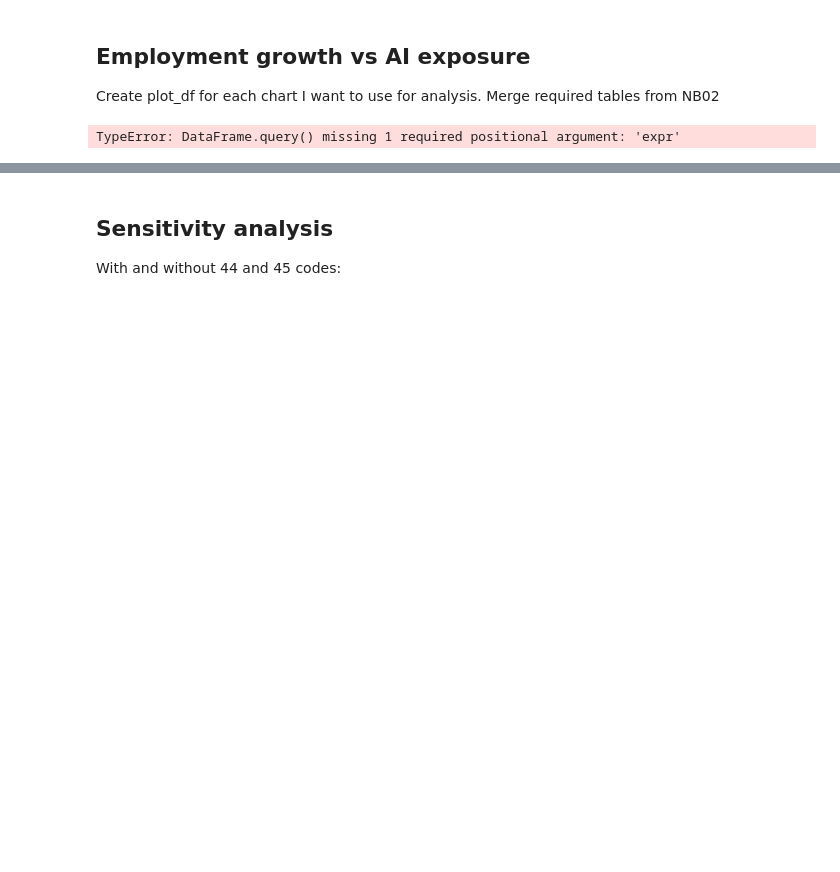
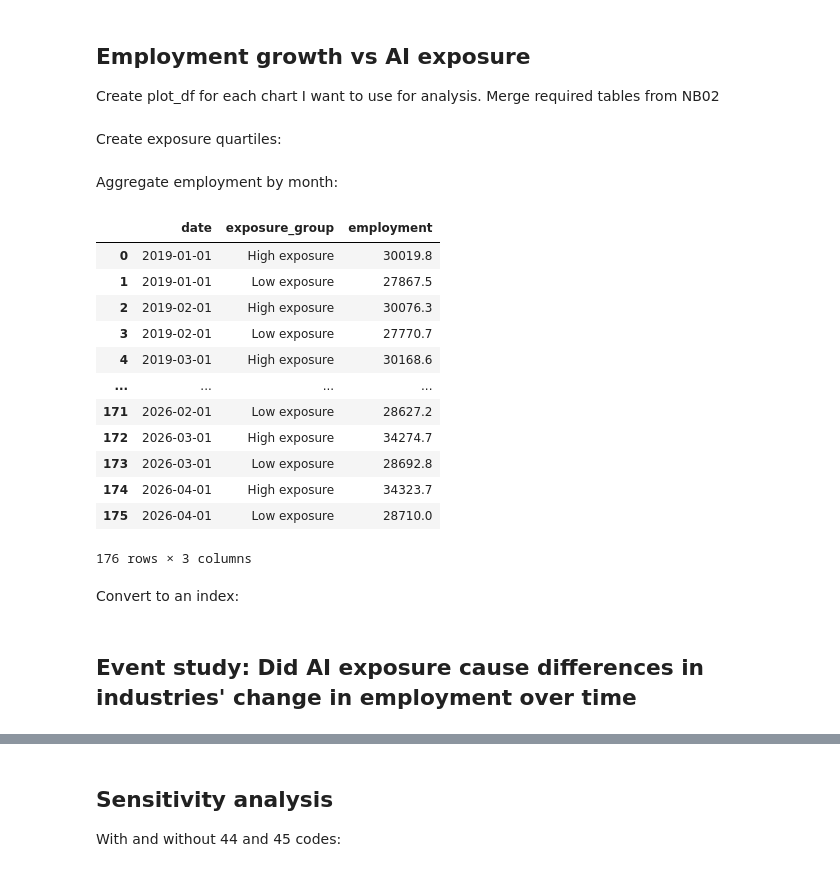
Before and after one commit to jp-tobin/me204-final-project, a Jupyter notebook: notebooks/NB03-JP-Tobin-Data-Analysis.ipynb, the cells around one changed output, grey strips where cells are left out. Drawn from its saved outputs; the diff is of its cells as text; code cells hidden in the pictures; blank space fills up the shorter version.

```diff
--- a/notebooks/NB03-JP-Tobin-Data-Analysis.ipynb
+++ b/notebooks/NB03-JP-Tobin-Data-Analysis.ipynb
@@ -145,15 +134,45 @@ fig = px.scatter(
 )
 
 fig.show()
-# %%
-plot_df = (
-    df
-    .query()
-    .pipe()
-    .groupby
-    .apply()
-)
-
-px.bar(plot_df, x, y)
-# %% [output]
-TypeError: DataFrame.query() missing 1 required positional argument: 'expr'
+# %% [markdown]
+Create exposure quartiles:
+# %%
+q1 = df["ai_exposure"].quantile(0.2)
+q4 = df["ai_exposure"].quantile(0.8)
+
+
+df["exposure_group"] = np.where(
+    df["ai_exposure"] >= q4, "High exposure",
+    np.where(
+        df["ai_exposure"] <= q1, "Low exposure",
+        "Middle"
+    )
+)
+# %% [markdown]
+Aggregate employment by month:
+# %%
+plot_df = (df[df["exposure_group"] != "Middle"]
+    # .query("date >= @T_0")
+    .query("date < @t_end")
+    .groupby(["date", "exposure_group"])["employment"]
+    .sum()
+    .reset_index()
+)
+
+plot_df
+# %% [output]
+|  | date | exposure_group | employment |
+| 0 | 2019-01-01 | High exposure | 30019.8 |
+| 1 | 2019-01-01 | Low exposure | 27867.5 |
+| 2 | 2019-02-01 | High exposure | 30076.3 |
+| 3 | 2019-02-01 | Low exposure | 27770.7 |
+| 4 | 2019-03-01 | High exposure | 30168.6 |
+| ... | ... | ... | ... |
+| 171 | 2026-02-01 | Low exposure | 28627.2 |
+| 172 | 2026-03-01 | High exposure | 34274.7 |
+| 173 | 2026-03-01 | Low exposure | 28692.8 |
+| 174 | 2026-04-01 | High exposure | 34323.7 |
+| 175 | 2026-04-01 | Low exposure | 28710.0 |
+176 rows × 3 columns
+# %% [markdown]
+Convert to an index:
@@ -159,0 +192,2 @@ TypeError: DataFrame.query() missing 1 required positional argument: 'expr'
+# %% [markdown]
+## Event study: Did AI exposure cause differences in industries' change in employment over time
```
Also changed, not shown: parts of 11 cells of this notebook.
